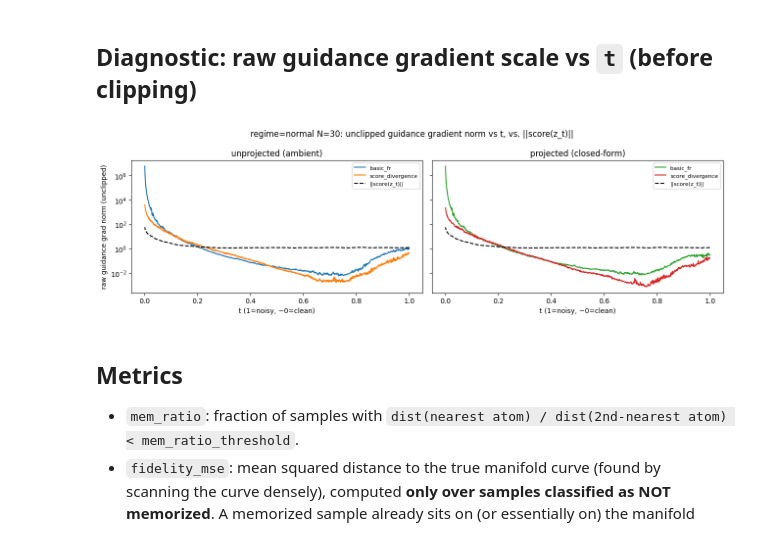
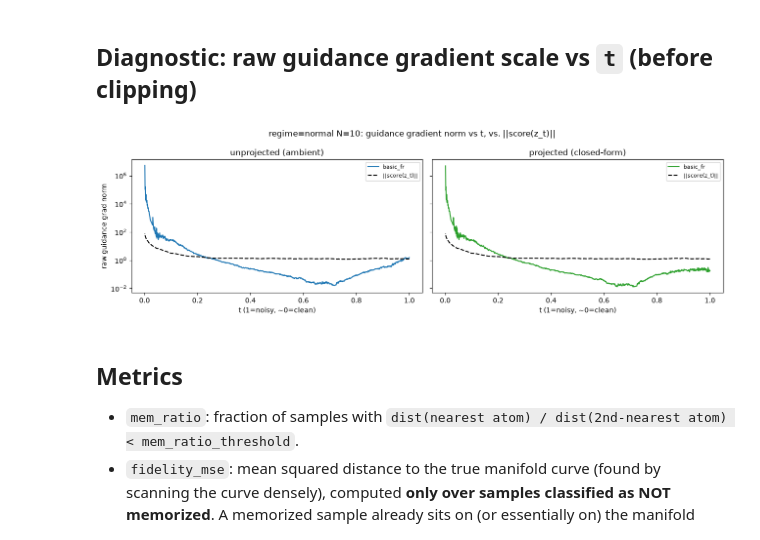
Before and after one commit to narbengusu/denoising_memorization, a Jupyter notebook: experiments/toy_manifold/02_fr_guidance.ipynb, the cells around one changed output. Cells and saved outputs as stored; diff of their text form; code cells hidden in the pictures.

```diff
--- a/experiments/toy_manifold/02_fr_guidance.ipynb
+++ b/experiments/toy_manifold/02_fr_guidance.ipynb
@@ -363,8 +256,8 @@ def make_guidance_fn(method, jacobian_name, grad_clip, bb_alpha=None, beta_floor
 torch.manual_seed(config["seed"])
 z = torch.randn(config["n_samples"], d, device=device)
 base_step_fn = make_base_step_fn()
-diag_energy_fns = {"basic_fr": make_knn_energy_fn(), "score_divergence": make_score_divergence_energy_fn()}
-diag_projected_energy_fns = {"basic_fr": make_knn_projected_energy_fn(), "score_divergence": make_score_divergence_projected_energy_fn()}
+diag_energy_fns = {"basic_fr": make_knn_energy_fn()}
+diag_projected_energy_fns = {"basic_fr": make_knn_projected_energy_fn()}
 
 diag_rows = []
 score_norm_rows = []
@@ -375,40 +268,40 @@ for step_idx in range(1, n_steps + 1):
     with torch.no_grad():
         score = -net(z, t_vec_holder["t"]) / sigma2(t_vec_holder["t"])[:, None].sqrt()
     score_norm_rows.append({"step_idx": step_idx, "t": t_val, "score_norm_mean": score.norm(dim=-1).mean().item()})
     for name, energy_fn in diag_energy_fns.items():
-        grad, _, _ = driver.guidance_grad(y_fn, z, energy_fn, target_range=None, grad_clip=None)
+        grad, _, _ = driver.guidance_grad(y_fn, z, energy_fn, target_range=None)
         gnorm = grad.norm(dim=-1)
         diag_rows.append({"step_idx": step_idx, "t": t_val, "sigma2": sigma2_val, "method": name, "projected": False,
                            "grad_norm_mean": gnorm.mean().item(), "grad_norm_max": gnorm.max().item()})
     for name, energy_fn in diag_projected_energy_fns.items():
-        grad, _, _ = driver.projected_guidance_grad(y_fn, z, energy_fn, JACOBIANS["projected"], target_range=None, grad_clip=None,
+        grad, _, _ = driver.projected_guidance_grad(y_fn, z, energy_fn, JACOBIANS["projected"], target_range=None,
                                                       denoiser_jacobian_fn=denoiser_jacobian_fn)
         gnorm = grad.norm(dim=-1)
         diag_rows.append({"step_idx": step_idx, "t": t_val, "sigma2": sigma2_val, "method": name, "projected": True,
                            "grad_norm_mean": gnorm.mean().item(), "grad_norm_max": gnorm.max().item()})
     z = z_next
 
 diag_df = pd.DataFrame(diag_rows)
 score_norm_df = pd.DataFrame(score_norm_rows)
 
-UNPROJ_COLORS = {"basic_fr": "tab:blue", "score_divergence": "tab:orange"}
-PROJ_COLORS = {"basic_fr": "tab:green", "score_divergence": "tab:red"}
+UNPROJ_COLORS = {"basic_fr": "tab:blue"}
+PROJ_COLORS = {"basic_fr": "tab:green"}
 
 fig, axes = plt.subplots(1, 2, figsize=(13, 4), sharex=True, sharey=True)
 for name, sub in diag_df[~diag_df["projected"]].groupby("method"):
     axes[0].plot(sub["t"], sub["grad_norm_mean"], label=name, color=UNPROJ_COLORS[name])
 for name, sub in diag_df[diag_df["projected"]].groupby("method"):
     axes[1].plot(sub["t"], sub["grad_norm_mean"], label=name, color=PROJ_COLORS[name])
 
 for ax, title in zip(axes, ["unprojected (ambient)", f"projected ({JACOBIAN_TYPE})"]):
     ax.plot(score_norm_df["t"], score_norm_df["score_norm_mean"], "--", color="black", label="||score(z_t)||")
     ax.set_xlabel("t (1=noisy, ~0=clean)"); ax.set_yscale("log"); ax.invert_xaxis()
     ax.set_title(title); ax.legend(fontsize=8)
-axes[0].set_ylabel("raw guidance grad norm (unclipped)")
-fig.suptitle(f"regime={REGIME} N={N}: unclipped guidance gradient norm vs t, vs. ||score(z_t)||")
+axes[0].set_ylabel("raw guidance grad norm")
+fig.suptitle(f"regime={REGIME} N={N}: guidance gradient norm vs t, vs. ||score(z_t)||")
 plt.tight_layout(); plt.savefig(f"{OUT_DIR}/grad_norm_vs_t.png", dpi=120); plt.show()
 # %% [output]
-[figure, old version]
+[figure, new version]
 # %% [markdown]
 ## Metrics
 
```
Also changed, not shown: parts of 22 cells of this notebook, 14 other files.
